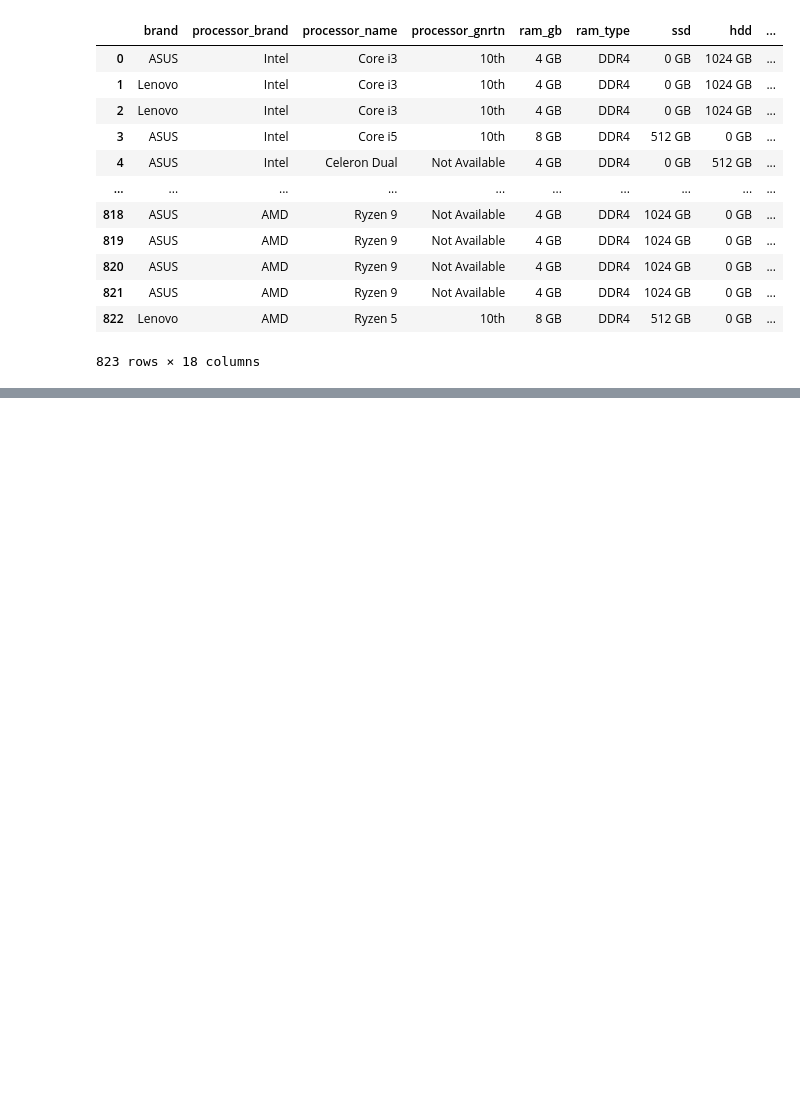
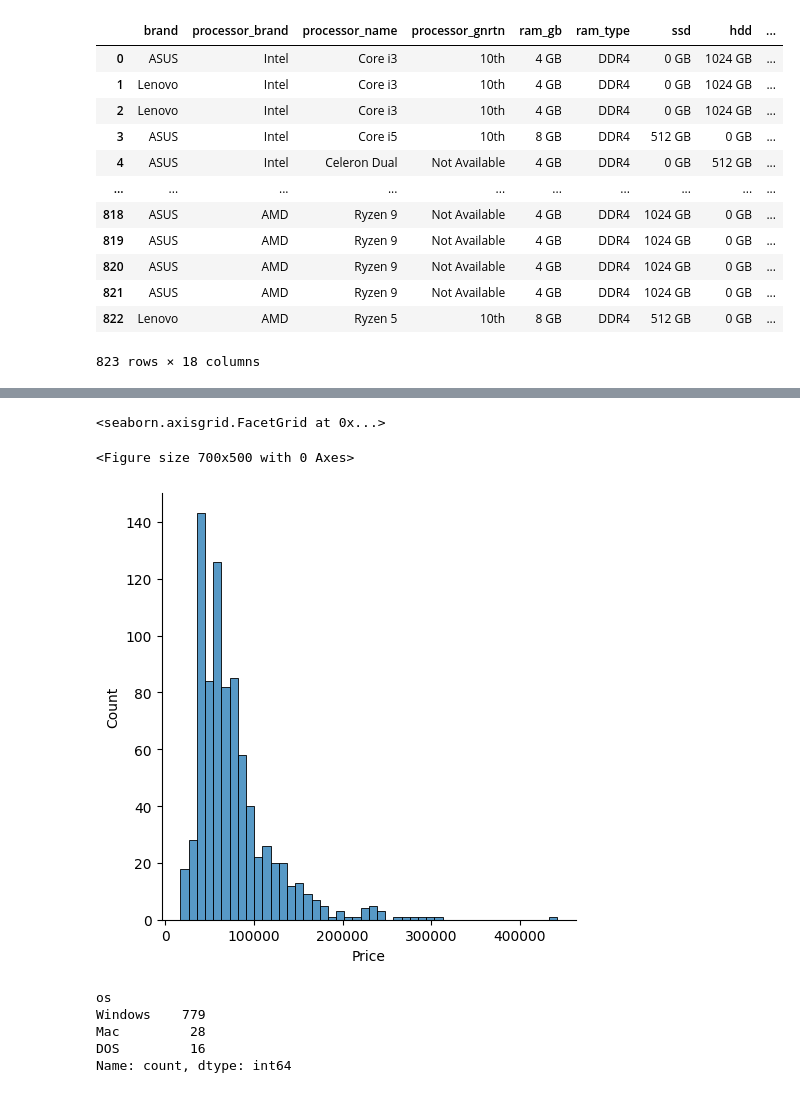
Before and after one commit to AbdullahahaMalik/PREDICTING-LAPTOP-PRICES, a Jupyter notebook: PREDICTING-LAPTOP-PRICES.ipynb, the cells around one changed output, grey strips where cells are left out. Cells and saved outputs as stored; diff of their text form; code cells hidden in the pictures; blank space fills up the shorter version.

```diff
--- a/PREDICTING-LAPTOP-PRICES.ipynb
+++ b/PREDICTING-LAPTOP-PRICES.ipynb
@@ -118,0 +193,7 @@ df
+# %%
+plt.figure(figsize=(7,5))
+sns.displot(df["Price"])
+# %% [output]
+<seaborn.axisgrid.FacetGrid at 0x...>
+<Figure size 700x500 with 0 Axes>
+[figure, added]
@@ -118,0 +202,8 @@ df
+# %%
+features
+# %% [output]
+os
+Windows    779
+Mac         28
+DOS         16
+Name: count, dtype: int64
```
Also changed, not shown: parts of 41 cells of this notebook.
